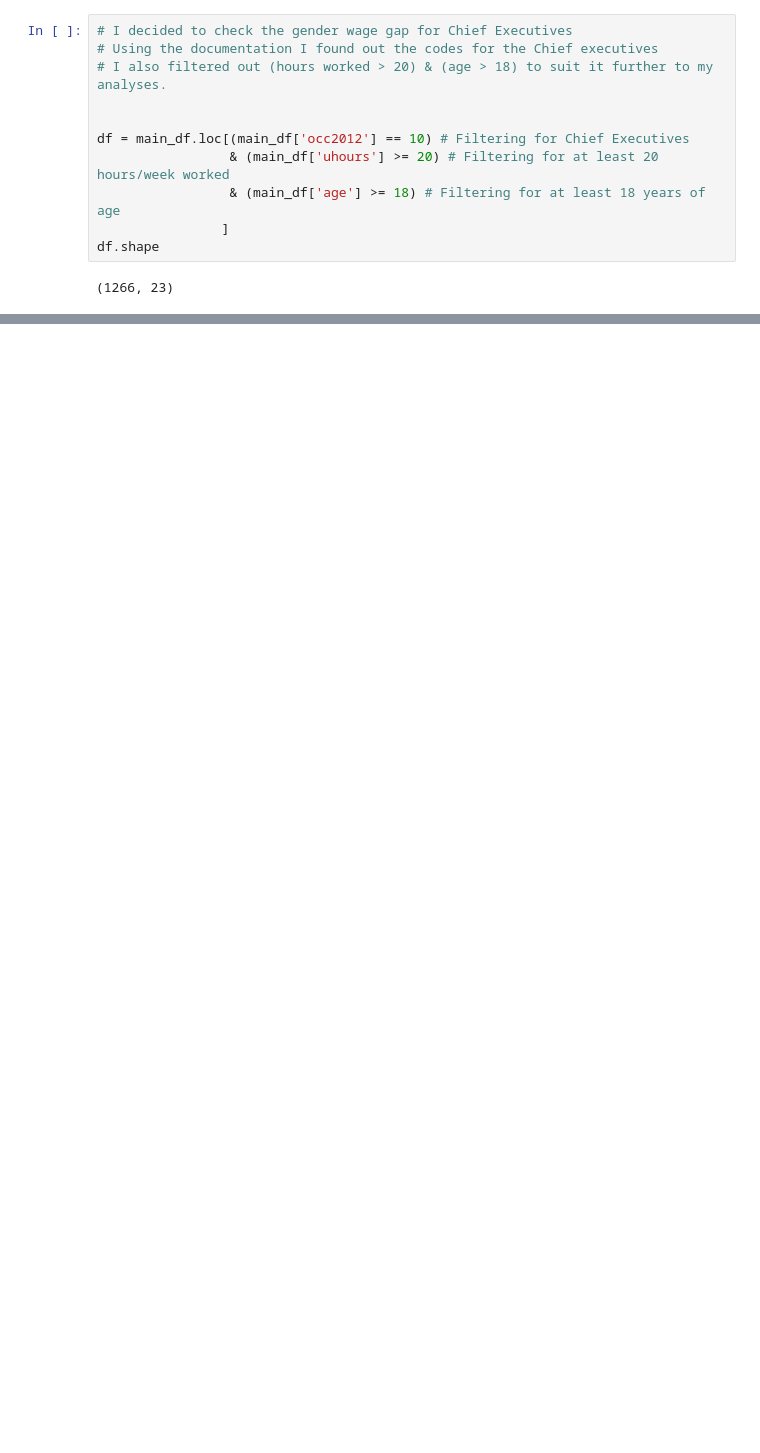
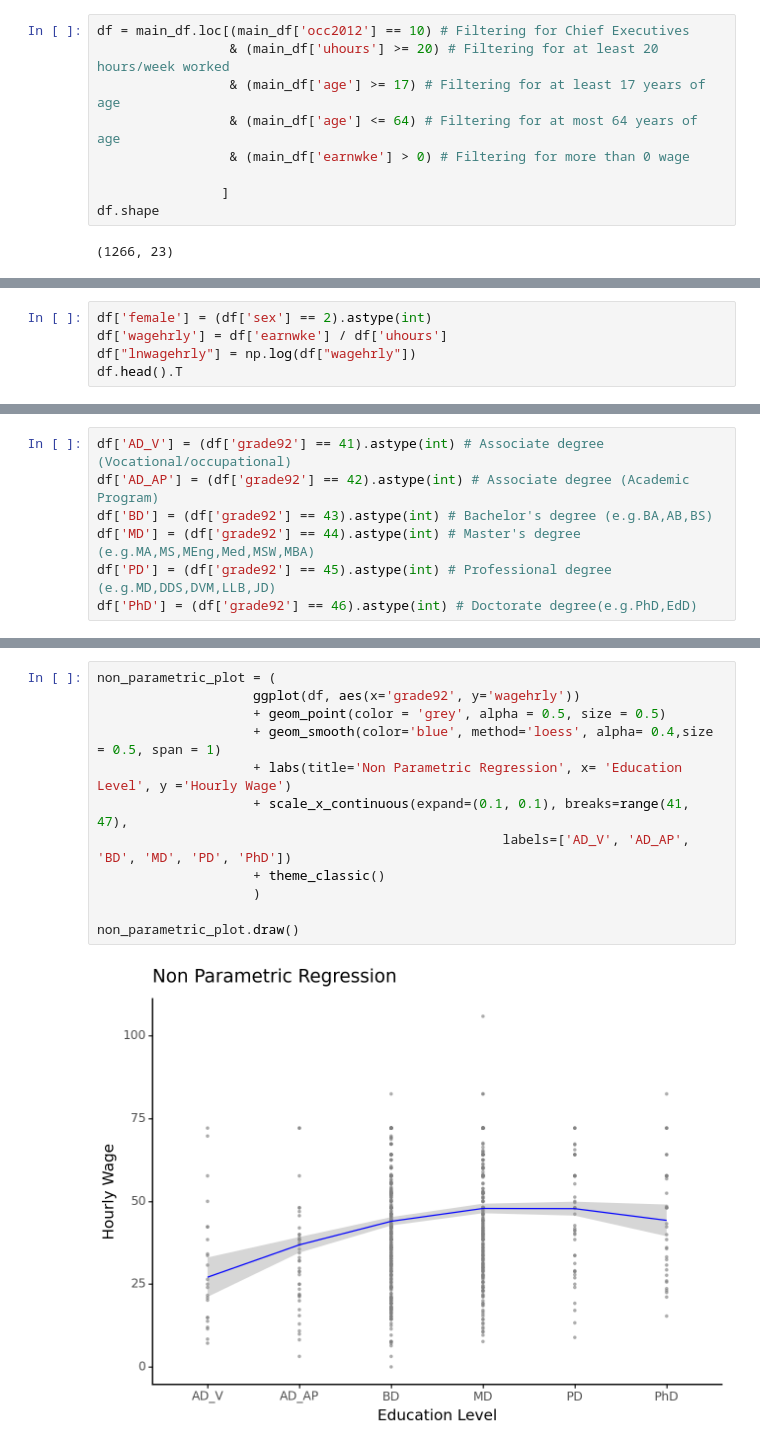
Before and after one commit to arbash-malik/DA2, a Jupyter notebook: Assignment 1/Assignment Code.ipynb, the cells around one changed output, grey strips where cells are left out. Cells and saved outputs as stored; diff of their text form; blank space fills up the shorter version.

Commit message:
Added Unconditional Gap Regression with graph

```diff
--- a/Assignment 1/Assignment Code.ipynb
+++ b/Assignment 1/Assignment Code.ipynb
@@ -50,12 +79,10 @@ main_df[['earnwke','uhours','age']].describe().round(2)
 # %%
-# I decided to check the gender wage gap for Chief Executives
-# Using the documentation I found out the codes for the Chief executives
-# I also filtered out (hours worked > 20) & (age > 18) to suit it further to my analyses.
-
-
 df = main_df.loc[(main_df['occ2012'] == 10) # Filtering for Chief Executives
                  & (main_df['uhours'] >= 20) # Filtering for at least 20 hours/week worked
-                 & (main_df['age'] >= 18) # Filtering for at least 18 years of age
+                 & (main_df['age'] >= 17) # Filtering for at least 17 years of age
+                 & (main_df['age'] <= 64) # Filtering for at most 64 years of age
+                 & (main_df['earnwke'] > 0) # Filtering for more than 0 wage
+
                 ]
 df.shape
 # %% [output]
@@ -71,0 +100,5 @@ df.shape
+# %%
+df['female'] = (df['sex'] == 2).astype(int)
+df['wagehrly'] = df['earnwke'] / df['uhours']
+df["lnwagehrly"] = np.log(df["wagehrly"])
+df.head().T
@@ -96,0 +228,7 @@ df.head().T
+# %%
+df['AD_V'] = (df['grade92'] == 41).astype(int) # Associate degree (Vocational/occupational)
+df['AD_AP'] = (df['grade92'] == 42).astype(int) # Associate degree (Academic Program)
+df['BD'] = (df['grade92'] == 43).astype(int) # Bachelor's degree (e.g.BA,AB,BS)
+df['MD'] = (df['grade92'] == 44).astype(int) # Master's degree (e.g.MA,MS,MEng,Med,MSW,MBA)
+df['PD'] = (df['grade92'] == 45).astype(int) # Professional degree (e.g.MD,DDS,DVM,LLB,JD)
+df['PhD'] = (df['grade92'] == 46).astype(int) # Doctorate degree(e.g.PhD,EdD)
@@ -96,0 +258,14 @@ df.head().T
+# %%
+non_parametric_plot = (
+                    ggplot(df, aes(x='grade92', y='wagehrly'))
+                    + geom_point(color = 'grey', alpha = 0.5, size = 0.5)
+                    + geom_smooth(color='blue', method='loess', alpha= 0.4,size = 0.5, span = 1)
+                    + labs(title='Non Parametric Regression', x= 'Education Level', y ='Hourly Wage')
+                    + scale_x_continuous(expand=(0.1, 0.1), breaks=range(41, 47),
+                                                    labels=['AD_V', 'AD_AP', 'BD', 'MD', 'PD', 'PhD'])
+                    + theme_classic()
+                    )
+
+non_parametric_plot.draw()
+# %% [output]
+[figure, added]
```
Also changed, not shown: parts of 21 cells of this notebook.
